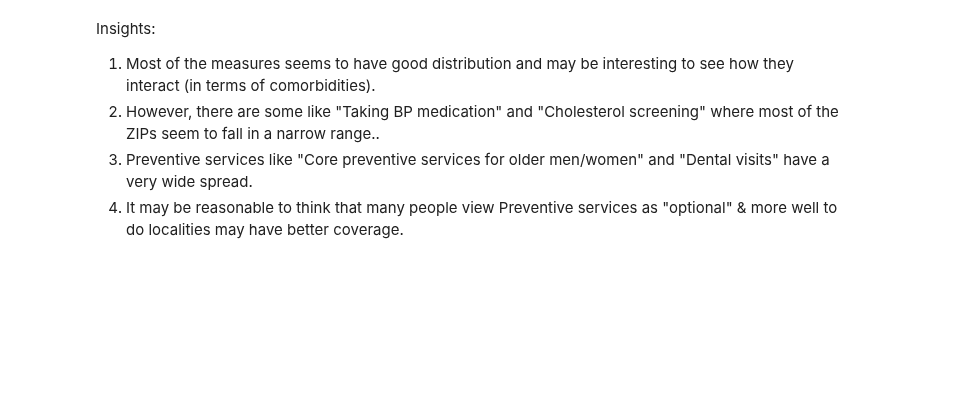
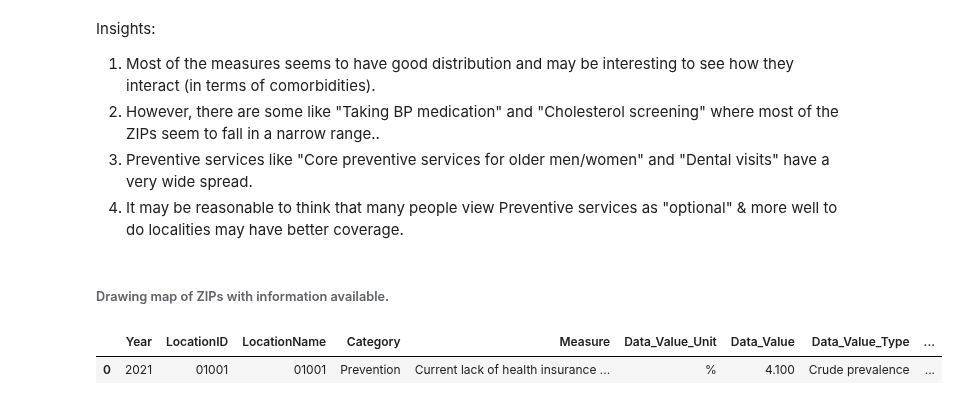
Before and after one commit to anuvrat-umich/siads_milestone1, a Jupyter notebook: src/exploratory_data_analysis.ipynb, the cells around one changed output. Cells and saved outputs as stored; diff of their text form; code cells hidden in the pictures; blank space fills up the shorter version.

```diff
--- a/src/exploratory_data_analysis.ipynb
+++ b/src/exploratory_data_analysis.ipynb
@@ -409,0 +403,7 @@ with urlopen('https://raw.githubusercontent.com/OpenDataDE/State-zip-code-GeoJSO
+# %% [markdown]
+###### Drawing map of ZIPs with information available.
+# %%
+df_health_outcomes_edited.head(1)
+# %% [output]
+|  | Year | LocationID | LocationName | Category | Measure | Data_Value_Unit | Data_Value | Data_Value_Type | ... |
+| 0 | 2021 | 01001 | 01001 | Prevention | Current lack of health insurance ... | % | 4.100 | Crude prevalence | ... |
```
Also changed, not shown: parts of 2 cells of this notebook.
